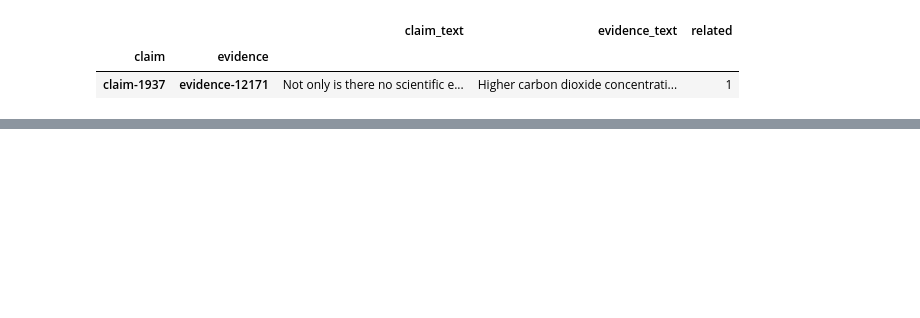
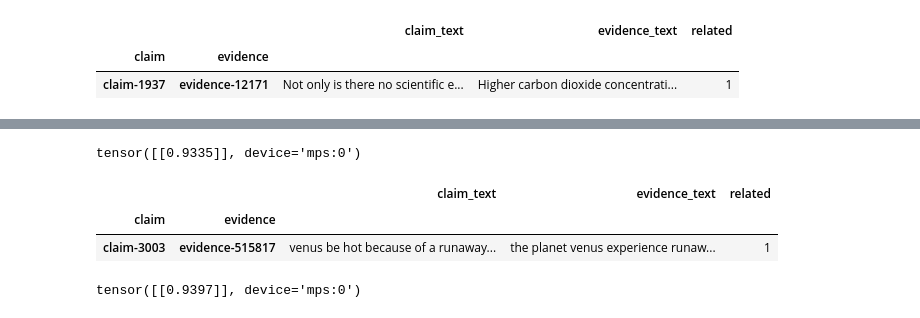
Before and after one commit to johnsonjzhou/comp90042-project, a Jupyter notebook: 02_preprocess/claim_evidence_pair_spacy_preprocess.ipynb, the cells around one changed output, grey strips where cells are left out. Saved outputs shown, nothing was run; the diff lists cells and outputs as text; code cells hidden in the pictures; blank space fills up the shorter version.

```diff
--- a/02_preprocess/claim_evidence_pair_spacy_preprocess.ipynb
+++ b/02_preprocess/claim_evidence_pair_spacy_preprocess.ipynb
@@ -170,0 +206,3 @@ tensor([[175.0602]], device='mps:0')
+# %%
+nlp.add_pipe("repl_special_token", first=True)
+nlp.pipe_names
@@ -170,0 +226,23 @@ tensor([[175.0602]], device='mps:0')
+# %%
+get_emb_similarity(
+    claim_texts=test_A["claim_text"].tolist(),
+    evidence_texts=test_A["evidence_text"].values.tolist()
+)
+# %% [output]
+tensor([[0.9335]], device='mps:0')
+# %%
+test_B = test_A.copy()
+cols = ["claim_text", "evidence_text"]
+test_B[cols] = test_A[cols].applymap(process_sentence, nlp=nlp)
+test_B
+# %% [output]
+|  |  | claim_text | evidence_text | related |
+| claim | evidence |  |  |  |
+| claim-3003 | evidence-515817 | venus be hot because of a runaway... | the planet venus experience runaw... | 1 |
+# %%
+get_emb_similarity(
+    claim_texts=test_B["claim_text"].tolist(),
+    evidence_texts=test_B["evidence_text"].values.tolist()
+)
+# %% [output]
+tensor([[0.9397]], device='mps:0')
```
Also changed, not shown: parts of 15 cells of this notebook, 1 other file.
